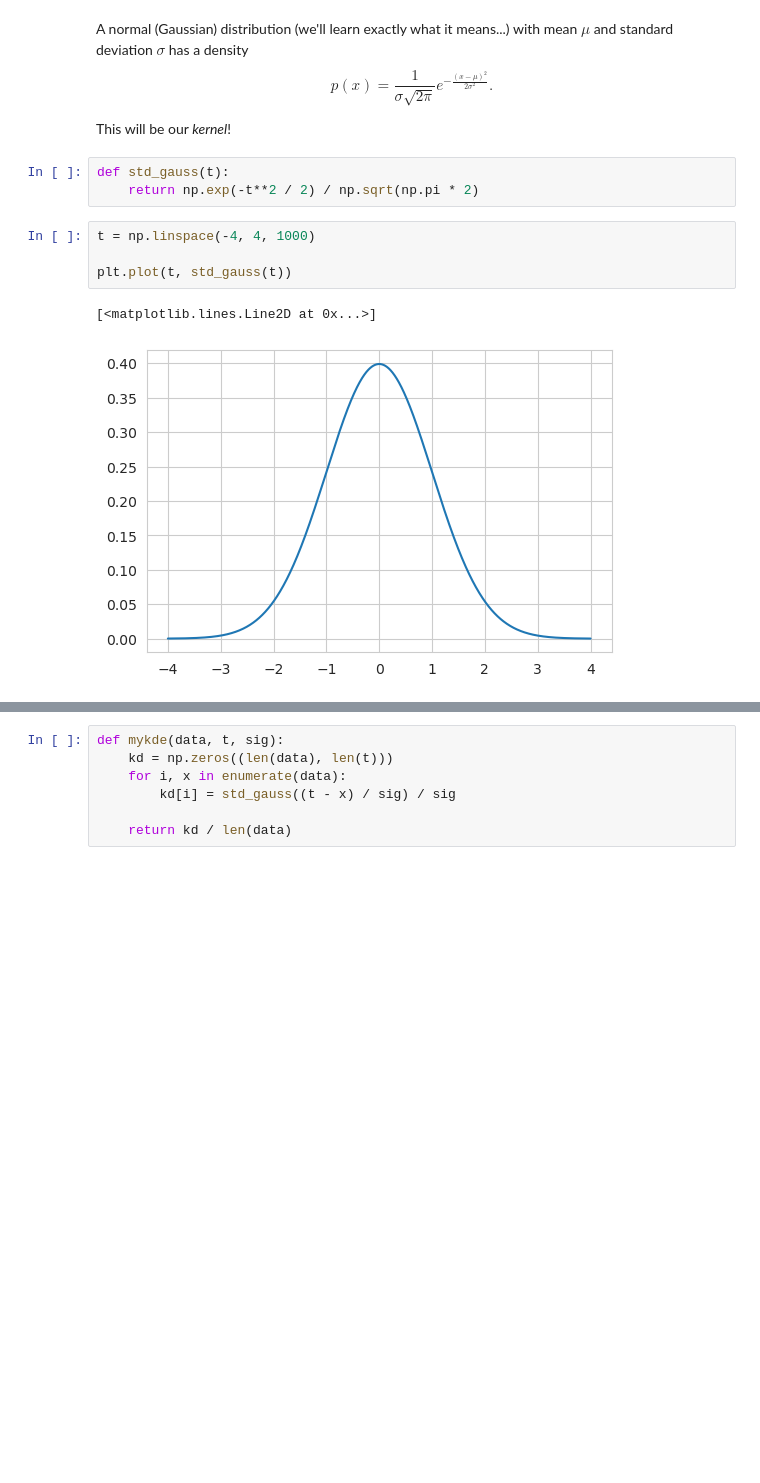
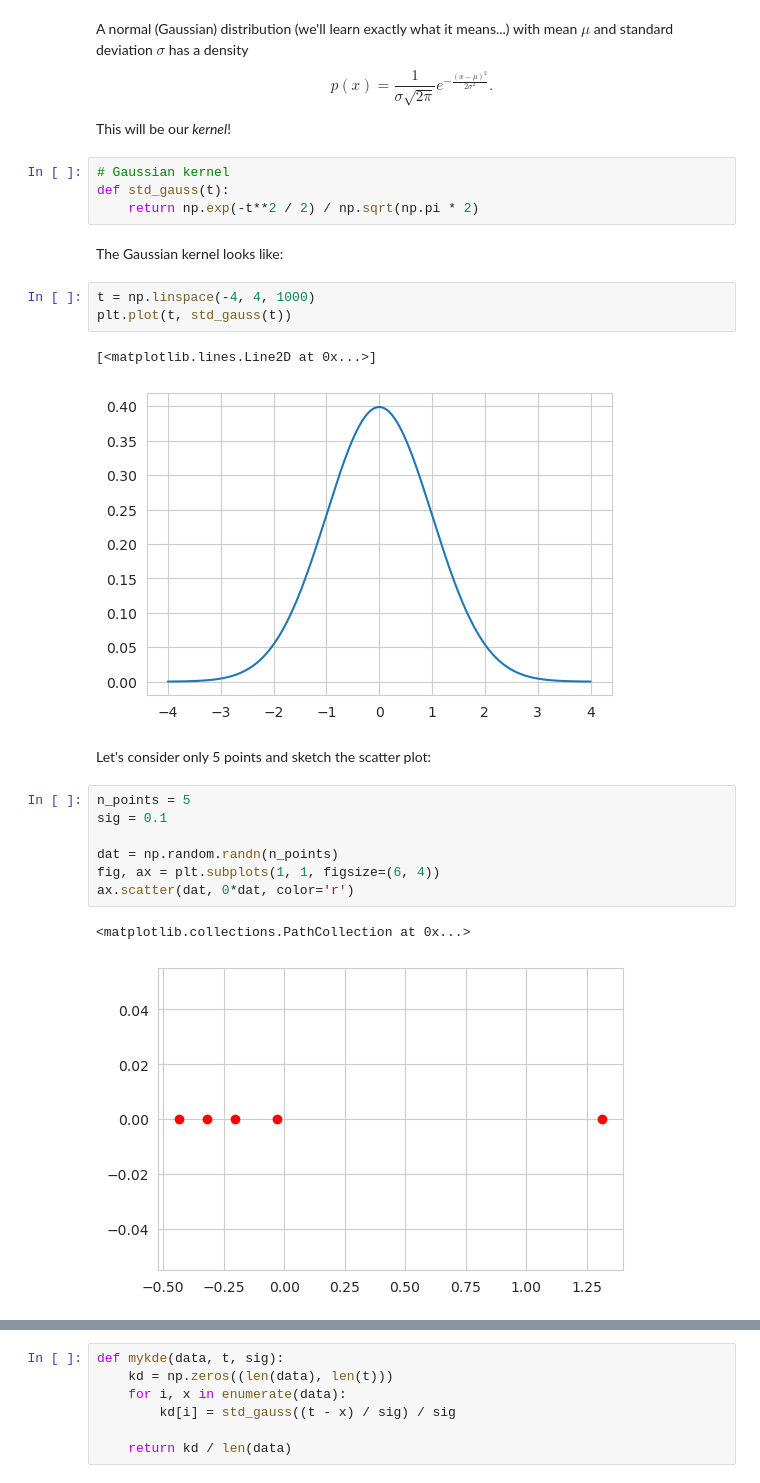
Before and after one commit to swing-research/pids_2023, a Jupyter notebook: Lecture_materials/S4/4_visualizing-distributions.ipynb, the cells around one changed output, grey strips where cells are left out. Saved outputs shown, nothing was run; the diff lists cells and outputs as text; blank space fills up the shorter version.

```diff
--- a/Lecture_materials/S4/4_visualizing-distributions.ipynb
+++ b/Lecture_materials/S4/4_visualizing-distributions.ipynb
@@ -78,12 +67,26 @@ $$
 
 This will be our _kernel_!
 # %%
+# Gaussian kernel
 def std_gauss(t):
     return np.exp(-t**2 / 2) / np.sqrt(np.pi * 2)
+# %% [markdown]
+The Gaussian kernel looks like:
 # %%
 t = np.linspace(-4, 4, 1000)
-
 plt.plot(t, std_gauss(t))
 # %% [output]
 [<matplotlib.lines.Line2D at 0x...>]
 [figure]
+# %% [markdown]
+Let's consider only 5 points and sketch the scatter plot:
+# %%
+n_points = 5
+sig = 0.1
+
+dat = np.random.randn(n_points)
+fig, ax = plt.subplots(1, 1, figsize=(6, 4))
+ax.scatter(dat, 0*dat, color='r')
+# %% [output]
+<matplotlib.collections.PathCollection at 0x...>
+[figure, added]
```
Also changed, not shown: parts of 27 cells of this notebook, 1 other file.
